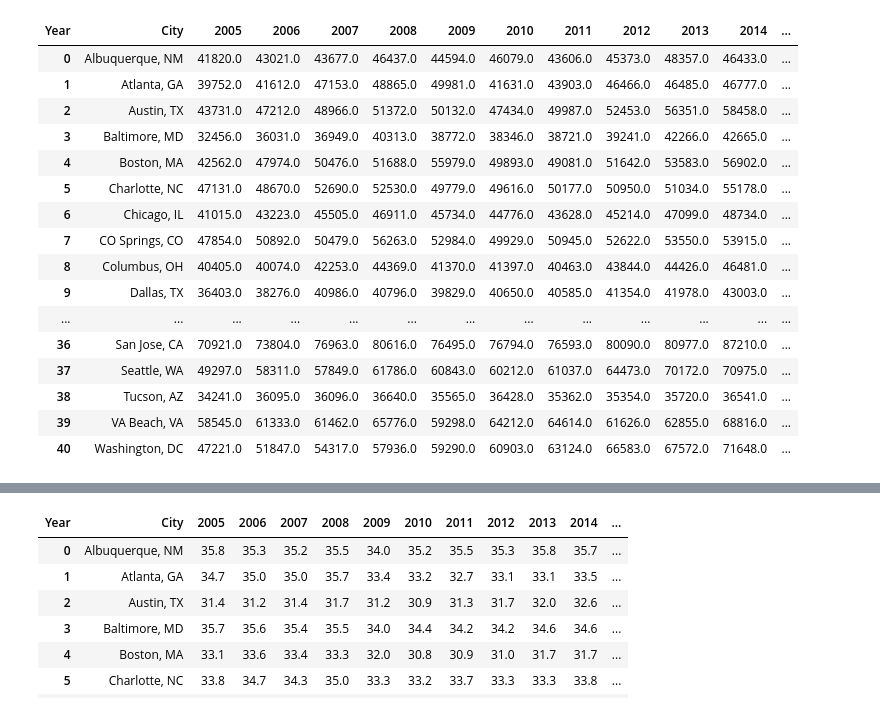
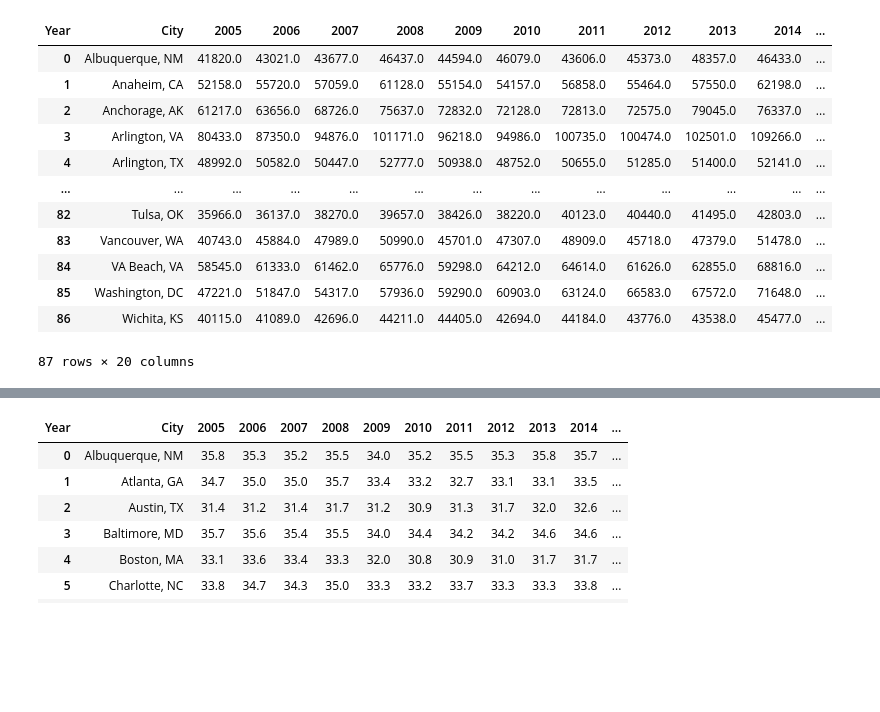
Before and after one commit to ArnavGupta22/PropertyPulse, a Jupyter notebook: djangoProject/djangoProject/DataProcessing/data_processing.ipynb, the cells around one changed output, grey strips where cells are left out. Drawn from its saved outputs; the diff is of its cells as text; code cells hidden in the pictures; blank space fills up the shorter version.

```diff
--- a/djangoProject/djangoProject/DataProcessing/data_processing.ipynb
+++ b/djangoProject/djangoProject/DataProcessing/data_processing.ipynb
@@ -34,7 +34,7 @@ for year in years:
                 population = 0
 
             # Filter for population greater than 250,000
-            if population > 400000:
+            if population > 100000:
                 data.append({
                     'Year': year,
                     'City': city_name,
@@ -112,48 +112,44 @@ state_abbreviation_map = {
     'North Carolina': 'NC', 'North Dakota': 'ND', 'Ohio': 'OH', 'Oklahoma': 'OK',
     'Oregon': 'OR', 'Pennsylvania': 'PA', 'Rhode Island': 'RI', 'South Carolina': 'SC',
     'South Dakota': 'SD', 'Tennessee': 'TN', 'Texas': 'TX', 'Utah': 'UT',
     'Vermont': 'VT', 'Virginia': 'VA', 'Washington': 'WA', 'West Virginia': 'WV',
     'Wisconsin': 'WI', 'Wyoming': 'WY'
 }
 
 # Step 2: Replace state names with abbreviations in the 'City' column
 def replace_state_names(city_name):
     for state, abbrev in state_abbreviation_map.items():
         if state in city_name:
             return city_name.replace(state, abbrev)
     return city_name
 pivot_income = df.pivot(index='City', columns='Year', values='Mean Household Income')
 df_income = pivot_income
 df_income = df_income.dropna()
 # cleaning out stuff
 df_income.reset_index(inplace=True)
 df_income = df_income[~df_income['City'].str.contains("Puerto Rico", case=False, na=False)]
 df_income['City'] = df_income['City'].str.replace(r' \bcity\b', '', regex=True)
 df_income['City'] = df_income['City'].str.replace(r' \bmunicipality\b', '', regex=True)
 df_income['City'] = df_income['City'].str.replace(r' \bCDP\b', '', regex=True)
 df_income['City'] = df_income['City'].str.strip()
 df_income['City'] = df_income['City'].apply(replace_state_names)
 df_income.reset_index(inplace=True)
 df_income = df_income.drop(columns=['index'], errors='ignore')
 df_income
 # %% [output]
 | Year | City | 2005 | 2006 | 2007 | 2008 | 2009 | 2010 | 2011 | 2012 | 2013 | 2014 | ... |
 | 0 | Albuquerque, NM | 41820.0 | 43021.0 | 43677.0 | 46437.0 | 44594.0 | 46079.0 | 43606.0 | 45373.0 | 48357.0 | 46433.0 | ... |
-| 1 | Atlanta, GA | 39752.0 | 41612.0 | 47153.0 | 48865.0 | 49981.0 | 41631.0 | 43903.0 | 46466.0 | 46485.0 | 46777.0 | ... |
-| 2 | Austin, TX | 43731.0 | 47212.0 | 48966.0 | 51372.0 | 50132.0 | 47434.0 | 49987.0 | 52453.0 | 56351.0 | 58458.0 | ... |
-| 3 | Baltimore, MD | 32456.0 | 36031.0 | 36949.0 | 40313.0 | 38772.0 | 38346.0 | 38721.0 | 39241.0 | 42266.0 | 42665.0 | ... |
-| 4 | Boston, MA | 42562.0 | 47974.0 | 50476.0 | 51688.0 | 55979.0 | 49893.0 | 49081.0 | 51642.0 | 53583.0 | 56902.0 | ... |
-| 5 | Charlotte, NC | 47131.0 | 48670.0 | 52690.0 | 52530.0 | 49779.0 | 49616.0 | 50177.0 | 50950.0 | 51034.0 | 55178.0 | ... |
-| 6 | Chicago, IL | 41015.0 | 43223.0 | 45505.0 | 46911.0 | 45734.0 | 44776.0 | 43628.0 | 45214.0 | 47099.0 | 48734.0 | ... |
-| 7 | CO Springs, CO | 47854.0 | 50892.0 | 50479.0 | 56263.0 | 52984.0 | 49929.0 | 50945.0 | 52622.0 | 53550.0 | 53915.0 | ... |
-| 8 | Columbus, OH | 40405.0 | 40074.0 | 42253.0 | 44369.0 | 41370.0 | 41397.0 | 40463.0 | 43844.0 | 44426.0 | 46481.0 | ... |
-| 9 | Dallas, TX | 36403.0 | 38276.0 | 40986.0 | 40796.0 | 39829.0 | 40650.0 | 40585.0 | 41354.0 | 41978.0 | 43003.0 | ... |
+| 1 | Anaheim, CA | 52158.0 | 55720.0 | 57059.0 | 61128.0 | 55154.0 | 54157.0 | 56858.0 | 55464.0 | 57550.0 | 62198.0 | ... |
+| 2 | Anchorage, AK | 61217.0 | 63656.0 | 68726.0 | 75637.0 | 72832.0 | 72128.0 | 72813.0 | 72575.0 | 79045.0 | 76337.0 | ... |
+| 3 | Arlington, VA | 80433.0 | 87350.0 | 94876.0 | 101171.0 | 96218.0 | 94986.0 | 100735.0 | 100474.0 | 102501.0 | 109266.0 | ... |
+| 4 | Arlington, TX | 48992.0 | 50582.0 | 50447.0 | 52777.0 | 50938.0 | 48752.0 | 50655.0 | 51285.0 | 51400.0 | 52141.0 | ... |
 | ... | ... | ... | ... | ... | ... | ... | ... | ... | ... | ... | ... | ... |
-| 36 | San Jose, CA | 70921.0 | 73804.0 | 76963.0 | 80616.0 | 76495.0 | 76794.0 | 76593.0 | 80090.0 | 80977.0 | 87210.0 | ... |
-| 37 | Seattle, WA | 49297.0 | 58311.0 | 57849.0 | 61786.0 | 60843.0 | 60212.0 | 61037.0 | 64473.0 | 70172.0 | 70975.0 | ... |
-| 38 | Tucson, AZ | 34241.0 | 36095.0 | 36096.0 | 36640.0 | 35565.0 | 36428.0 | 35362.0 | 35354.0 | 35720.0 | 36541.0 | ... |
-| 39 | VA Beach, VA | 58545.0 | 61333.0 | 61462.0 | 65776.0 | 59298.0 | 64212.0 | 64614.0 | 61626.0 | 62855.0 | 68816.0 | ... |
-| 40 | Washington, DC | 47221.0 | 51847.0 | 54317.0 | 57936.0 | 59290.0 | 60903.0 | 63124.0 | 66583.0 | 67572.0 | 71648.0 | ... |
+| 82 | Tulsa, OK | 35966.0 | 36137.0 | 38270.0 | 39657.0 | 38426.0 | 38220.0 | 40123.0 | 40440.0 | 41495.0 | 42803.0 | ... |
+| 83 | Vancouver, WA | 40743.0 | 45884.0 | 47989.0 | 50990.0 | 45701.0 | 47307.0 | 48909.0 | 45718.0 | 47379.0 | 51478.0 | ... |
+| 84 | VA Beach, VA | 58545.0 | 61333.0 | 61462.0 | 65776.0 | 59298.0 | 64212.0 | 64614.0 | 61626.0 | 62855.0 | 68816.0 | ... |
+| 85 | Washington, DC | 47221.0 | 51847.0 | 54317.0 | 57936.0 | 59290.0 | 60903.0 | 63124.0 | 66583.0 | 67572.0 | 71648.0 | ... |
+| 86 | Wichita, KS | 40115.0 | 41089.0 | 42696.0 | 44211.0 | 44405.0 | 42694.0 | 44184.0 | 43776.0 | 43538.0 | 45477.0 | ... |
+87 rows × 20 columns
 # %%
 pivot_unem = df.pivot(index='City', columns='Year', values='Unemployment Rate')
 df_unem = pivot_unem
```
Also changed, not shown: parts of 2 cells of this notebook, 1 other file.
